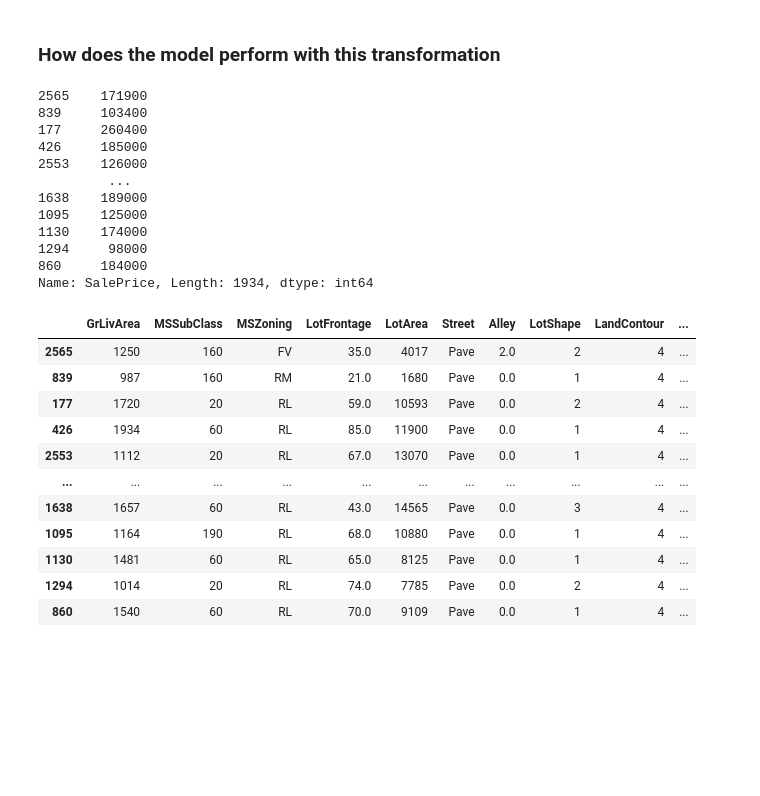
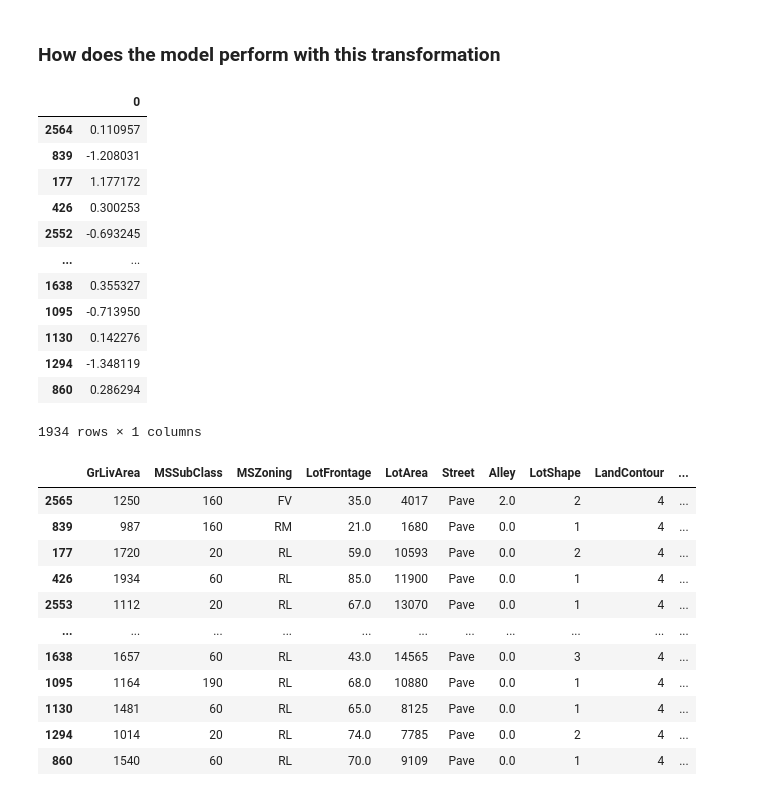
Before and after one commit to Na-ta-lie/Ames-Price-Prediction, a Jupyter notebook: Piping_test.ipynb, the cells around one changed output. Saved outputs shown, nothing was run; the diff lists cells and outputs as text; code cells hidden in the pictures; blank space fills up the shorter version.

```diff
--- a/Piping_test.ipynb
+++ b/Piping_test.ipynb
@@ -350,21 +350,22 @@ y_bc.shape
 X_train2, X_test2, y_train2, y_test2 = train_test_split(
     X, y_bc, random_state=42
 )
-# %%
-y_train
-# %% [output]
-2565    171900
-839     103400
-177     260400
-426     185000
-2553    126000
-         ...
-1638    189000
-1095    125000
-1130    174000
-1294     98000
-860     184000
-Name: SalePrice, Length: 1934, dtype: int64
+# %%
+y_train2
+# %% [output]
+|  | 0 |
+| 2564 | 0.110957 |
+| 839 | -1.208031 |
+| 177 | 1.177172 |
+| 426 | 0.300253 |
+| 2552 | -0.693245 |
+| ... | ... |
+| 1638 | 0.355327 |
+| 1095 | -0.713950 |
+| 1130 | 0.142276 |
+| 1294 | -1.348119 |
+| 860 | 0.286294 |
+1934 rows × 1 columns
 # %%
 X_train2
 # %% [output]
```
Also changed, not shown: 1 other file.
